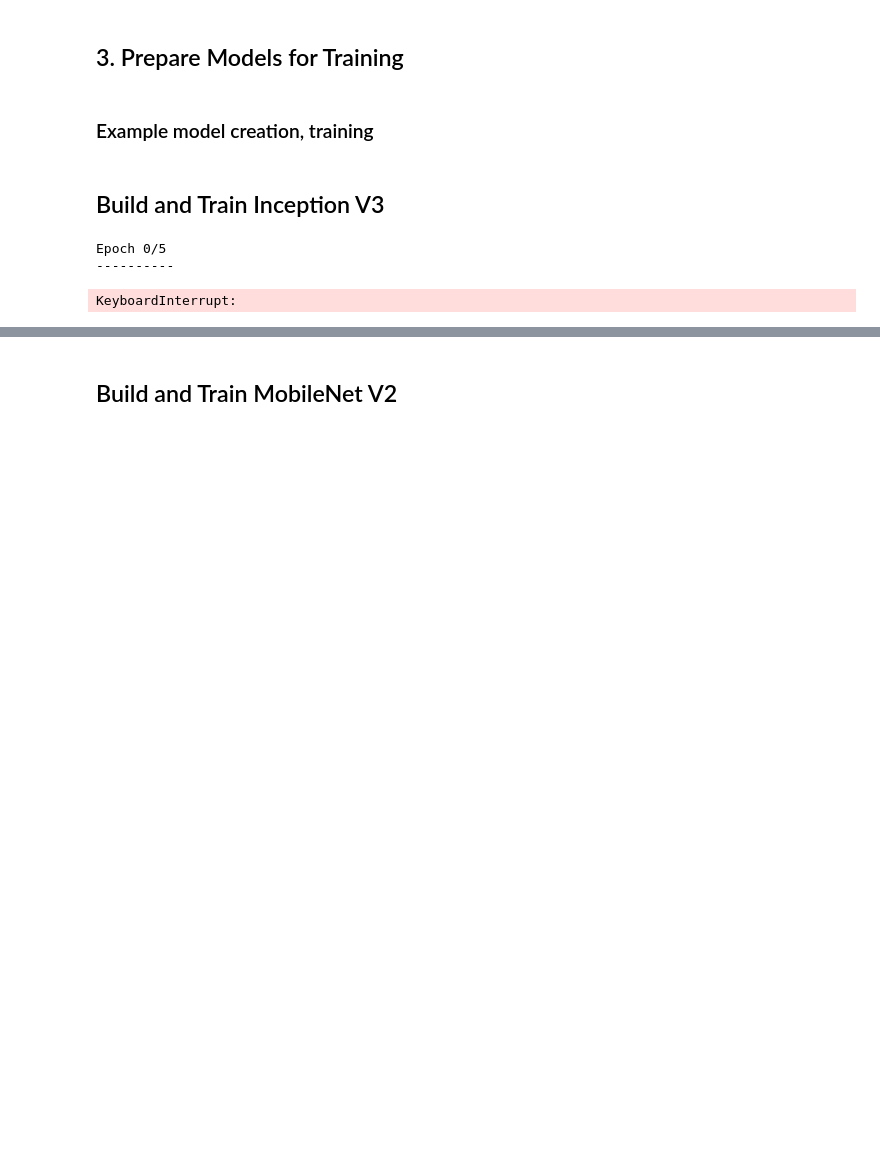
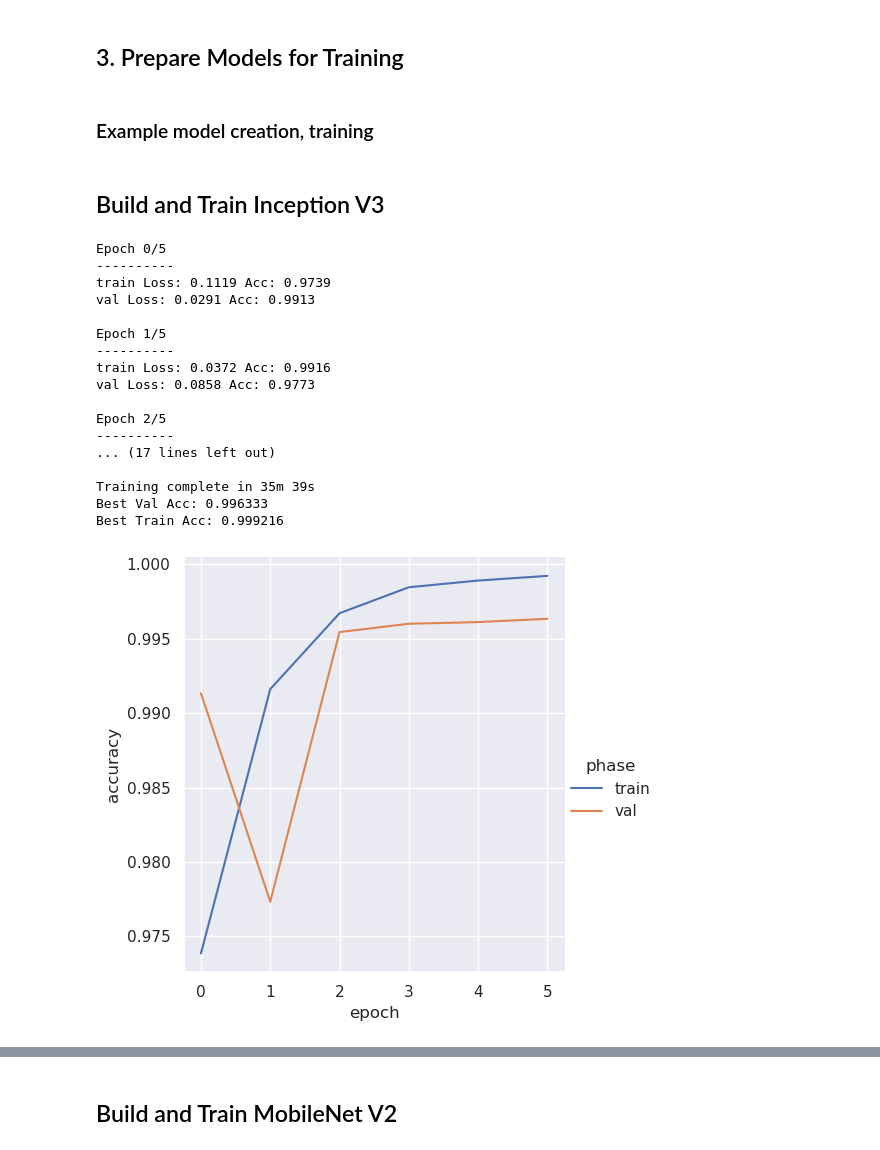
Before and after one commit to paulmjojy/DeepLearningFinalProj, a Jupyter notebook: Final.ipynb, the cells around one changed output, grey strips where cells are left out. Saved outputs shown, nothing was run; the diff lists cells and outputs as text; code cells hidden in the pictures; blank space fills up the shorter version.

```diff
--- a/Final.ipynb
+++ b/Final.ipynb
@@ -327,10 +329,6 @@ def train_model(model, modelDict, dataloaders, num_epochs, noisy=True, epochPati
                 #Forward
                 # track history if only in train
                 with torch.set_grad_enabled(phase == 'train'):
-                    outputs = model(inputs)
-                    _, preds = torch.max(outputs, 1)
-                    loss = criterion(outputs, labels)
-
                     # backward + optimize for training phase
                     if is_inception and phase=='train':
                         outputs, aux_outputs = model(inputs)
@@ -393,19 +391,34 @@ def train_model(model, modelDict, dataloaders, num_epochs, noisy=True, epochPati
 # %%
 #Create model for dataset
 inception_mnist, inception_mnist_dict = create_inception(numClassesMnist)
 
 #Load or train model
 modelpath = modelFolderPath + 'model_inception_mnist.pth'
 if(os.path.exists(modelpath)):
     inception_mnist.load_state_dict(torch.load(modelpath))
 else:
-    inception_mnist, metrics_inception_mnist = train_model(inception_mnist, inception_mnist_dict, inception_dataloaders_mnist, EPOCHS)
+    inception_mnist, metrics_inception_mnist = train_model(inception_mnist, inception_mnist_dict, inception_dataloaders_mnist, EPOCHS,is_inception=True)
     sns.relplot(data=metrics_inception_mnist, kind="line", x="epoch", y="accuracy", hue="phase",)
     torch.save(inception_mnist.state_dict(), modelpath)
 # %% [output]
 Epoch 0/5
 ----------
+train Loss: 0.1119 Acc: 0.9739
+val Loss: 0.0291 Acc: 0.9913
+
+Epoch 1/5
+----------
+train Loss: 0.0372 Acc: 0.9916
+val Loss: 0.0858 Acc: 0.9773
+
+Epoch 2/5
+----------
+... (17 lines left out)
+
+Training complete in 35m 39s
+Best Val Acc: 0.996333
+Best Train Acc: 0.999216
-KeyboardInterrupt:
+[figure, added]
 # %%
 #Create model for dataset
 inception_cifar, inception_cifar_dict = create_inception(numClassesCifar)
```
Also changed, not shown: parts of 18 cells of this notebook.
